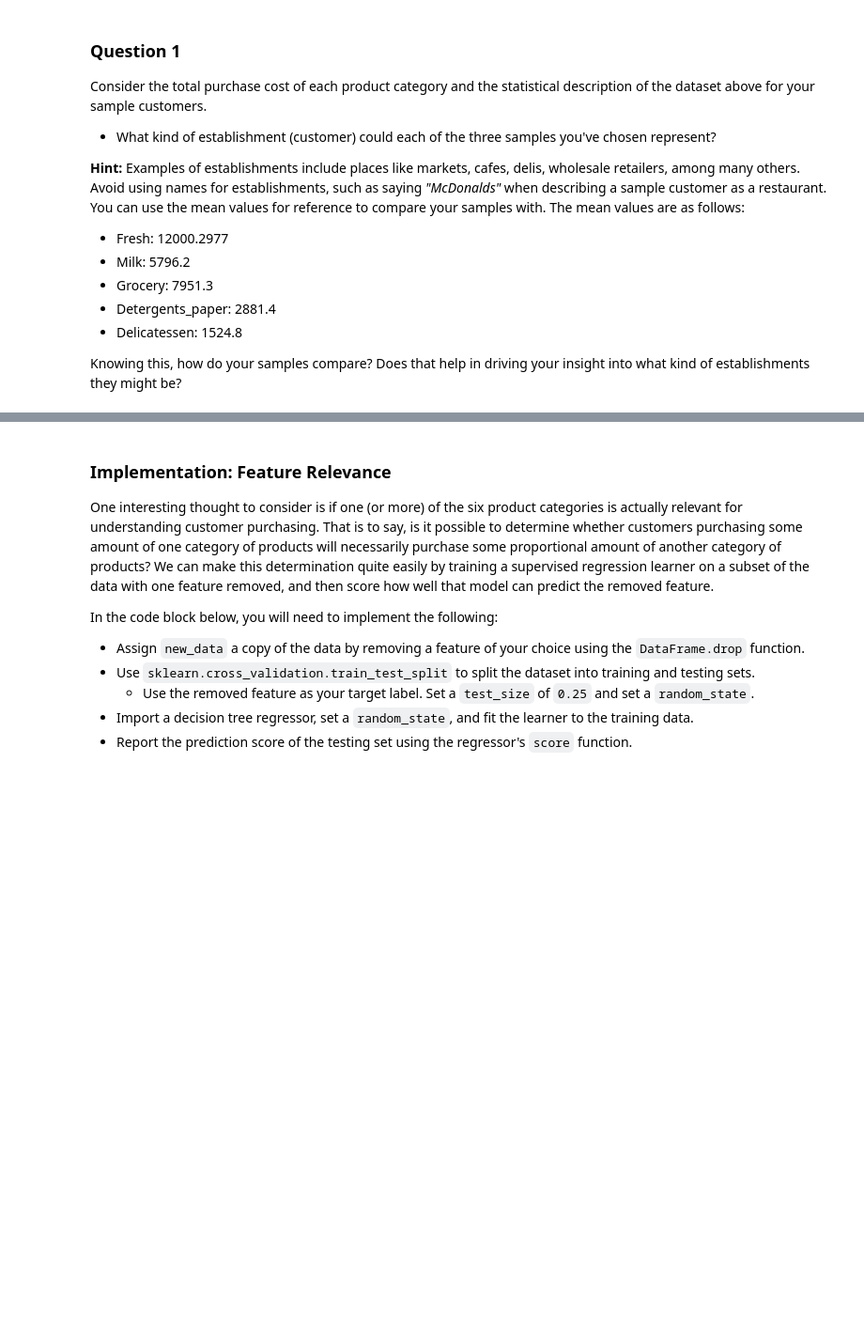
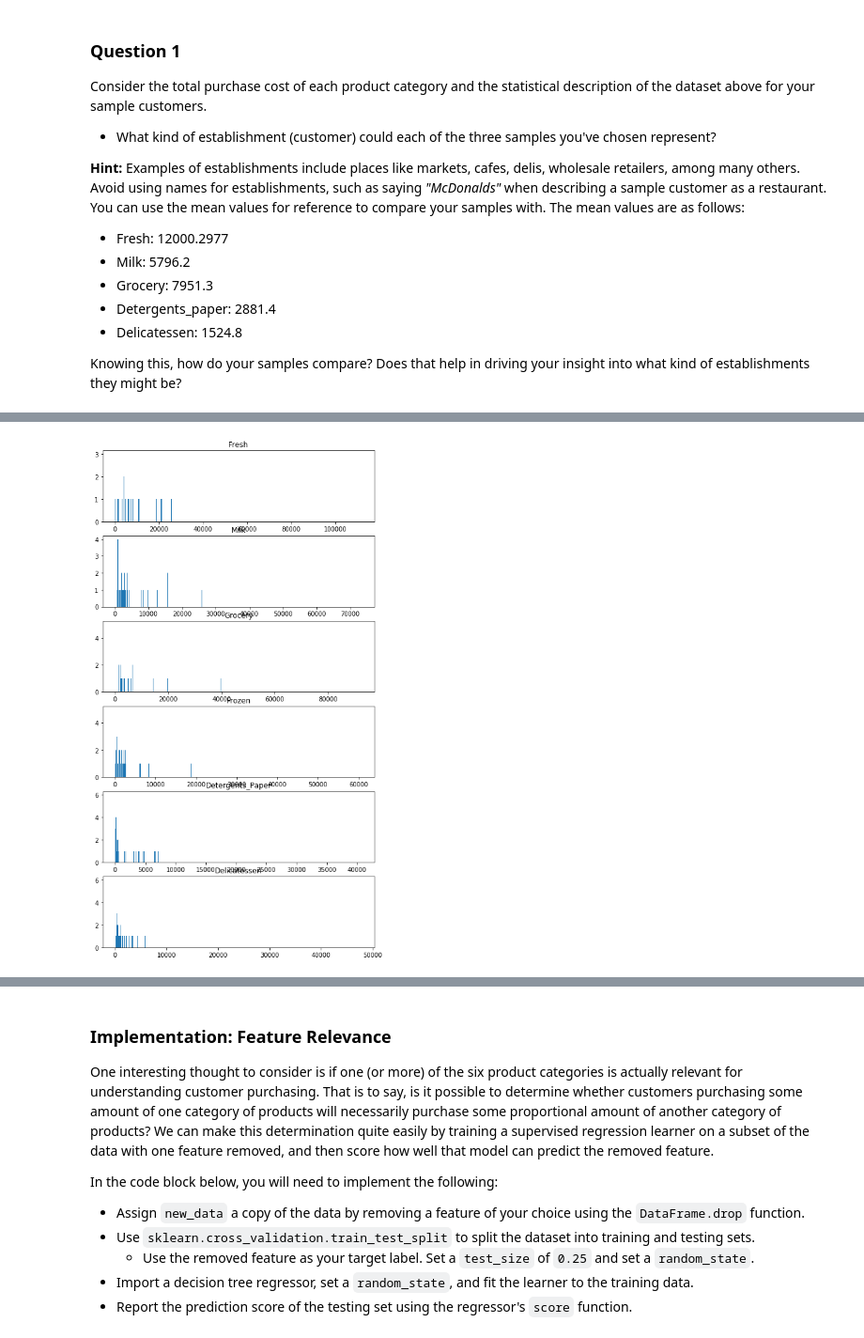
Before and after one commit to rodrigomaruyama/data_science, a Jupyter notebook: customers_segments/customer_segments.ipynb, the cells around one changed output, grey strips where cells are left out. Shown at 94% size. Drawn from its saved outputs; the diff is of its cells as text; code cells hidden in the pictures; blank space fills up the shorter version.

Commit message:
Subplot for fetures modes

```diff
--- a/customers_segments/customer_segments.ipynb
+++ b/customers_segments/customer_segments.ipynb
@@ -97,0 +124,16 @@ Knowing this, how do your samples compare? Does that help in driving your insigh
+# %%
+# https://stackoverflow.com/questions/46713186/matplotlib-loop-make-subplot-for-each-category?rq=1&utm_medium=organic&utm_source=google_rich_qa&utm_campaign=google_rich_qa
+# https://stackoverflow.com/questions/6541123/improve-subplot-size-spacing-with-many-subplots-in-matplotlib?utm_medium=organic&utm_source=google_rich_qa&utm_campaign=google_rich_qa
+import matplotlib.pyplot as plt
+freq = {}
+count = 1
+fig = plt.figure(figsize=(8, 15))
+fig.tight_layout()
+for c in data.columns:
+    y = data.loc[:,c]
+    ax = fig.add_subplot(6,1,count)
+    ax.hist(y, bins=8000)
+    ax.set_title(c)
+    count += 1
+# %% [output]
+[figure, added]
```
Also changed, not shown: parts of 8 cells of this notebook.
